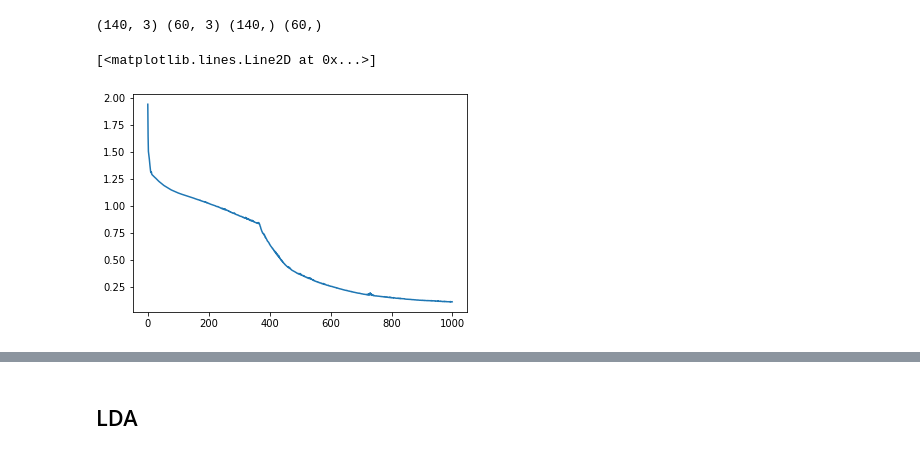
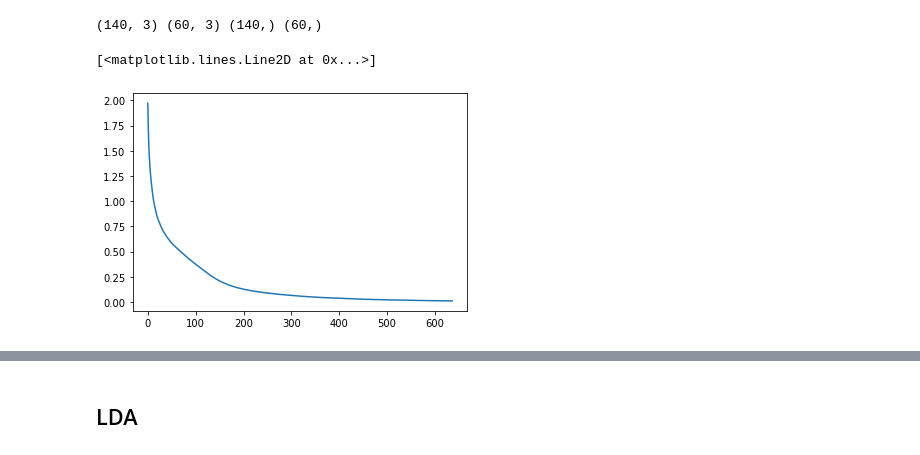
Before and after one commit to nunof98/data-fusion, a Jupyter notebook: drug_classification.ipynb, the cells around one changed output, grey strips where cells are left out. Drawn from its saved outputs; the diff is of its cells as text; code cells hidden in the pictures.

```diff
--- a/drug_classification.ipynb
+++ b/drug_classification.ipynb
@@ -286,12 +286,12 @@ print(X_train_pca.shape, X_test_pca.shape, y_train_pca.shape, y_test_pca.shape)
 # %%
 # build MLP classifier
 clf_pca = MLPClassifier(hidden_layer_sizes=(200, 40, 10), activation='relu', solver='adam', max_iter=1000)
 # train model
 model_pca = clf_pca.fit(X_train_pca, y_train_pca)
-plt.plot(clf.loss_curve_)
+plt.plot(clf_pca.loss_curve_)
 # %% [output]
 [<matplotlib.lines.Line2D at 0x...>]
-[figure, old version]
+[figure, new version]
 # %%
 # make prediction
 y_pred_pca_mlp = model_pca.predict(X_test_pca)
```
Also changed, not shown: parts of 6 cells of this notebook, 2 other files.
